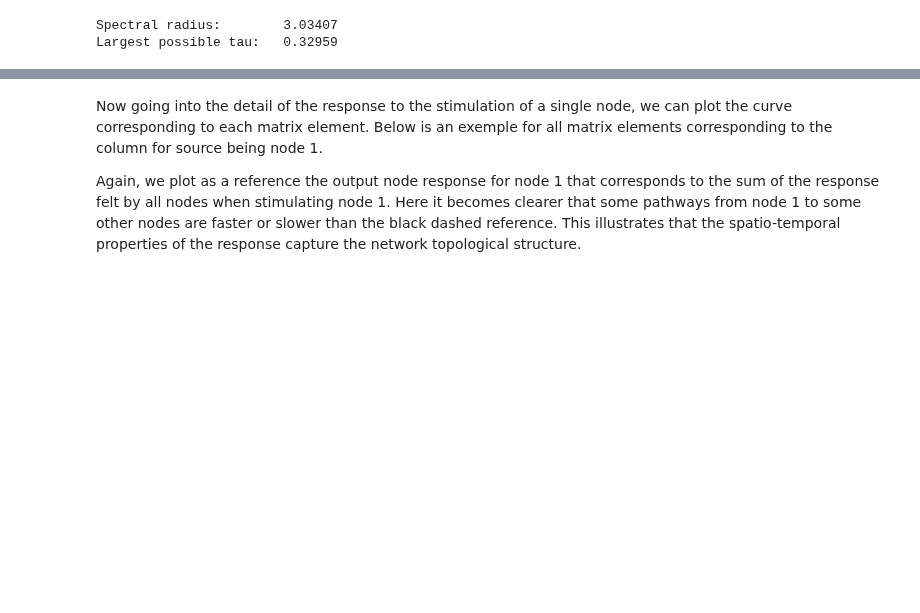
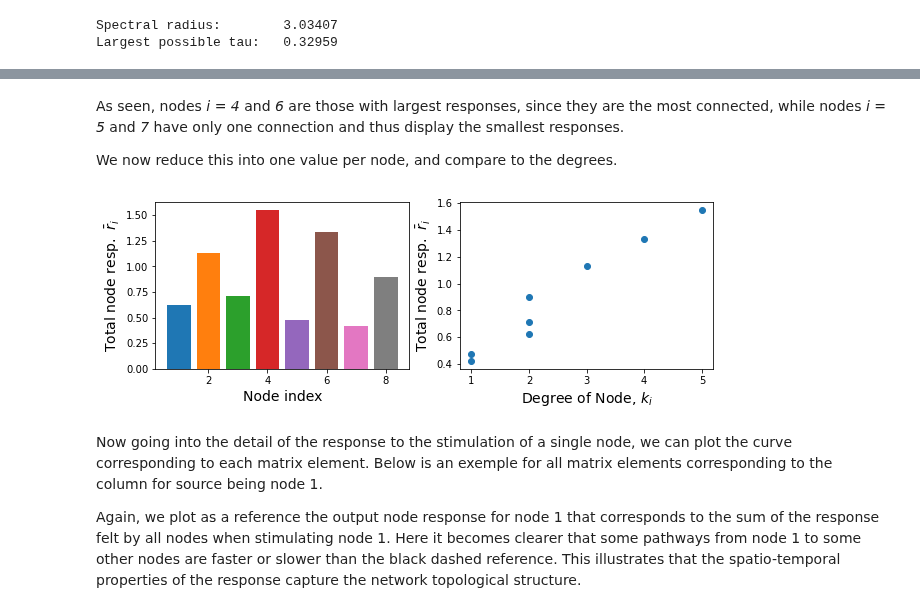
Before and after one commit to mb-BCA/SiReNetA_Tutorials, a Jupyter notebook: Tutorial_Notebooks/1_GettingStarted.ipynb, the cells around one changed output, grey strips where cells are left out. Saved outputs shown, nothing was run; the diff lists cells and outputs as text; code cells hidden in the pictures; blank space fills up the shorter version.

```diff
--- a/Tutorial_Notebooks/1_GettingStarted.ipynb
+++ b/Tutorial_Notebooks/1_GettingStarted.ipynb
@@ -220,3 +259,30 @@ plt.tight_layout()
+# %% [markdown]
+As seen, nodes *i = 4* and *6* are those with largest responses, since they are the most connected, while nodes *i = 5* and *7* have only one connection and thus display the smallest responses.
+
+We now reduce this into one value per node, and compare to the degrees.
+# %%
+# Compute the total node responses
+totr_nodes = sna.AreaUnderCurve(r_nodes, dt)
+
+# Visualize the total node responses
+plt.figure(figsize=(10,3))
+plt.subplot(1,2,1)
+for i in range(N):
+    plt.bar((i+1), totr_nodes[i])
+plt.xlabel( 'Node index' );
+plt.ylabel( 'Total node resp.  $\\bar{r}_i$' );
+
+# Visualize their relation with the degree
+deg = net.sum(axis=0)
+
+plt.subplot(1,2,2)
+plt.scatter(deg, totr_nodes)
+plt.xlabel('Degree of Node, $k_i$');
+plt.ylabel( 'Total node resp.  $\\bar{r}_i$' );
+
+#plt.tight_layout()
+# %% [output]
+[figure, added]
 # %% [markdown]
 Now going into the detail of the response to the stimulation of a single node, we can plot the curve corresponding to each matrix element. Below is an exemple for all matrix elements corresponding to the column for source being node 1.
 
```
Also changed, not shown: parts of 25 cells of this notebook.
